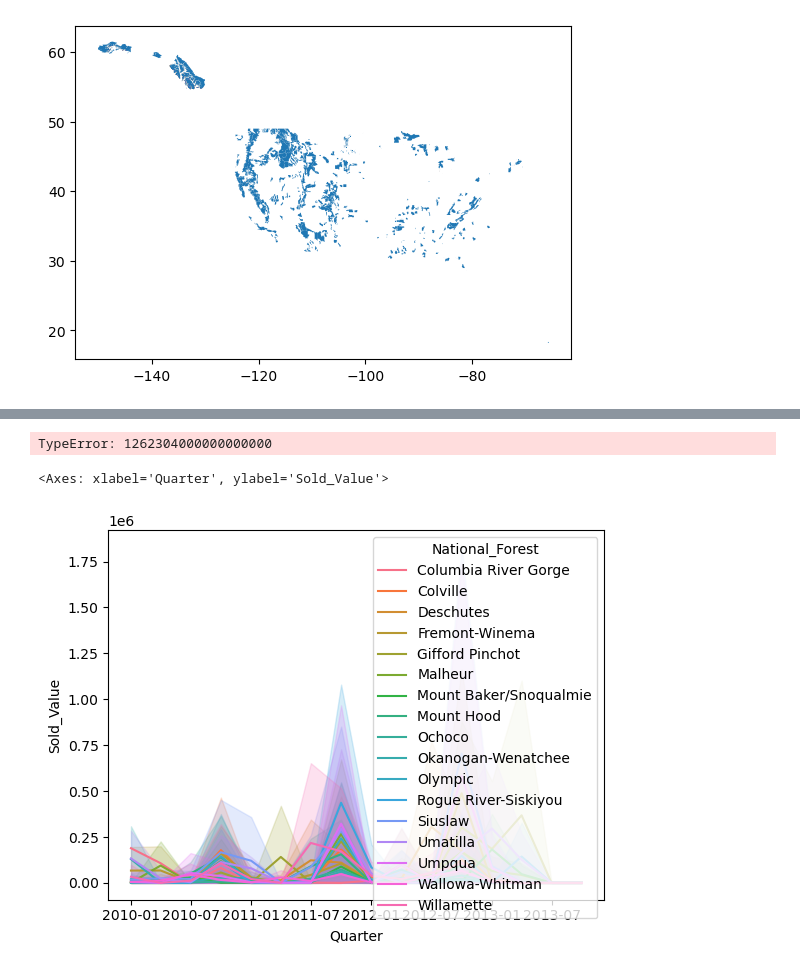
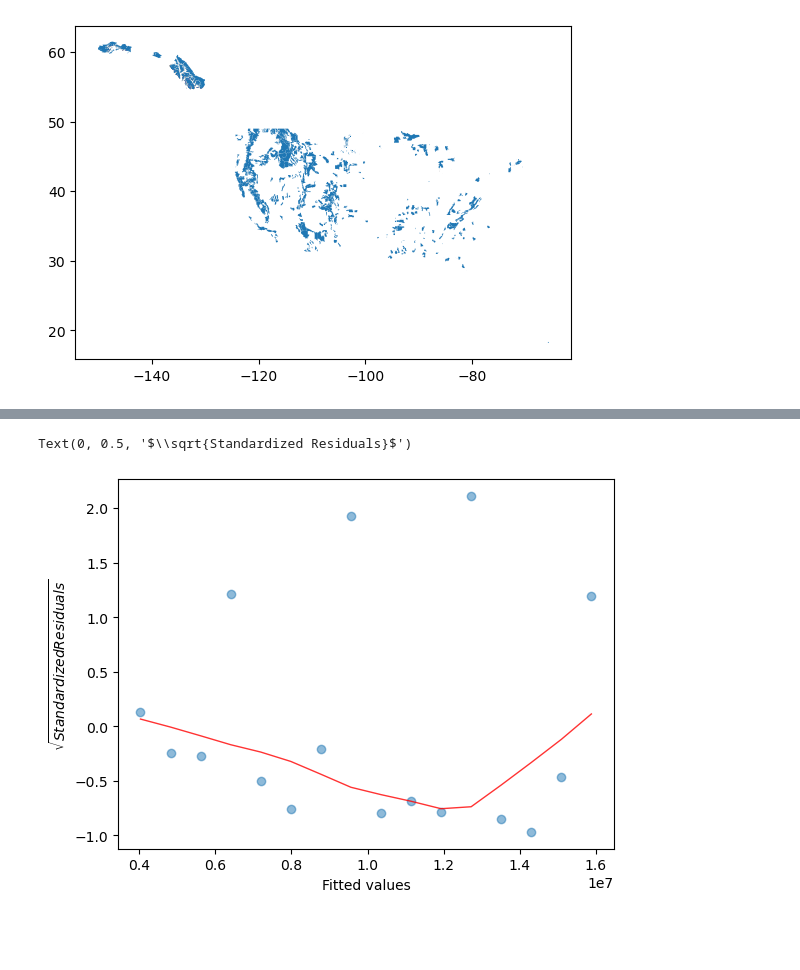
Before and after one commit to langoodall/Project-Timber-Harvesting, a Jupyter notebook: Timber.ipynb, the cells around one changed output, grey strips where cells are left out. Drawn from its saved outputs; the diff is of its cells as text; code cells hidden in the pictures; blank space fills up the shorter version.

```diff
--- a/Timber.ipynb
+++ b/Timber.ipynb
@@ -37,4 +39,5 @@ from statsmodels.graphics.gofplots import ProbPlot
 # %%
+# Read in data and remove any lingering commas
 timberDf = pd.read_csv('/Users/louisgoodall/Desktop/Timber Data.csv')
 cleanCols = ['Year','Quarter','Sold_Volume_MBF','Sold_Volume_CCF',
             'Sold_Value','Sold_per_MBF','Sold_per_CCF','Cut_Volume_MBF',
@@ -43,6 +46,8 @@ for col in cleanCols:
     timberDf[col] = timberDf[col].astype(str).str.replace(',', '', regex=False)
 timberDf[cleanCols] = timberDf[cleanCols].astype(float)
 
+# Long to wide, then recalculate the quarterly values. Original format has the quarterly
+# values as cumulative
 df  = timberDf.pivot(index=['National_Forest', 'Year', 'Species', 'Product'], columns='Quarter', values='Sold_Value').reset_index()
 # df = df.drop(columns=np.nan)
 df.rename(columns={1.0:'Q1', 2.0:'Q2', 3.0:'Q3', 4.0:'Q4'}, inplace=True)
@@ -52,16 +57,12 @@ df = df.assign(Q2 = df['Q2'] - df['Q1'],
                Q4 = df['Q4'] - df['Q3'])
 df[['Q1','Q2','Q3','Q4']] = df[['Q1','Q2','Q3','Q4']].clip(lower=0)
 df = df.assign(Total = df['Q2'] + df['Q3'] + df['Q4'] + df['Q1'])
+
+# Back to long format and add columns that can be used for plotting/in a model
 df = pd.melt(df, id_vars=['National_Forest', 'Year', 'Species'], value_vars=['Q1','Q2','Q3','Q4'], value_name='Sold_Value')
 df['Year'] = df['Year'].astype(int)
 df['Quarter'] = df['Quarter'].astype(str)
 df['YearQuarter'] = df['Year'].astype(str) + df['Quarter']
 df['Quarter'] = pd.PeriodIndex(df['YearQuarter'], freq='Q').to_timestamp()
-df = df.groupby(['National_Forest','Quarter','Species'])[['Sold_Value']].agg('sum').reset_index()
-X = df[['Quarter']]
-y = df[['Sold_Value']]
-X_train, y_train, X_test, y_test = train_test_split(X, y, train_size=0.8, random_state=33)
-df['valueDiff'] = df['Sold_Value'].diff()
-result = adfuller(df['valueDiff'].dropna())
-print("ADF Statistic:", result[0])
-print("p-value:", result[1])
+df['Quarter_Num'] = df['YearQuarter'].str.split('Q').str[1].astype(int)
+df['Numeric_Quarter'] = df['Year'] + (df['Quarter_Num'] - 1) / 4
@@ -87,26 +72,24 @@ df
 # %%
-# Normal residuals
-
-
+# Create total harvest dataframe and X/y objects then model
+totalHarvestDf = df.groupby(['Numeric_Quarter'])[['Sold_Value']].agg('sum').reset_index()
+X = totalHarvestDf['Numeric_Quarter']
+y = totalHarvestDf['Sold_Value']
 model = sm.OLS(y, sm.add_constant(X))
 model_fit = model.fit()
+
+# Plot standardised residuals vs. fitted values
 plotDf = pd.concat([X, y], axis=1)
 normalisedResiduals = model_fit.get_influence().resid_studentized_internal
 fittedValues = model_fit.fittedvalues
 plot_lm_3 = plt.figure()
 plt.scatter(fittedValues, normalisedResiduals, alpha=0.5)
 sns.regplot(x=fittedValues, y=normalisedResiduals,
             scatter=False,
             ci=False,
             lowess=True,
             line_kws={'color': 'red', 'lw': 1, 'alpha': 0.8})
-plot_lm_3.axes[0].set_title('Scale-Location')
 plot_lm_3.axes[0].set_xlabel('Fitted values')
-plot_lm_3.axes[0].set_ylabel('$\sqrt{|Standardized Residuals|}$')
+plot_lm_3.axes[0].set_ylabel('$\sqrt{Standardized Residuals}$')
 # %% [output]
-TypeError: 1262304000000000000
+Text(0, 0.5, '$\\sqrt{Standardized Residuals}$')
+[figure, added]
-# %%
-sns.lineplot(df, x='Quarter', y='Sold_Value', hue='National_Forest')
-# %% [output]
-<Axes: xlabel='Quarter', ylabel='Sold_Value'>
-[figure, removed]
```
Also changed, not shown: parts of 10 cells of this notebook.
